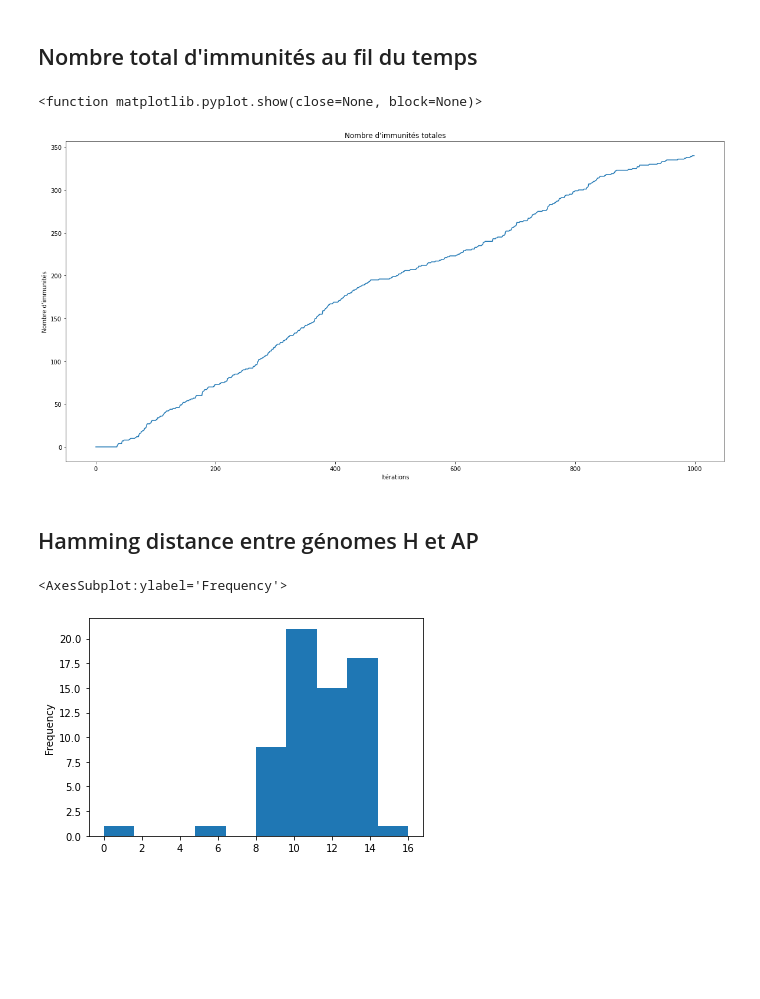
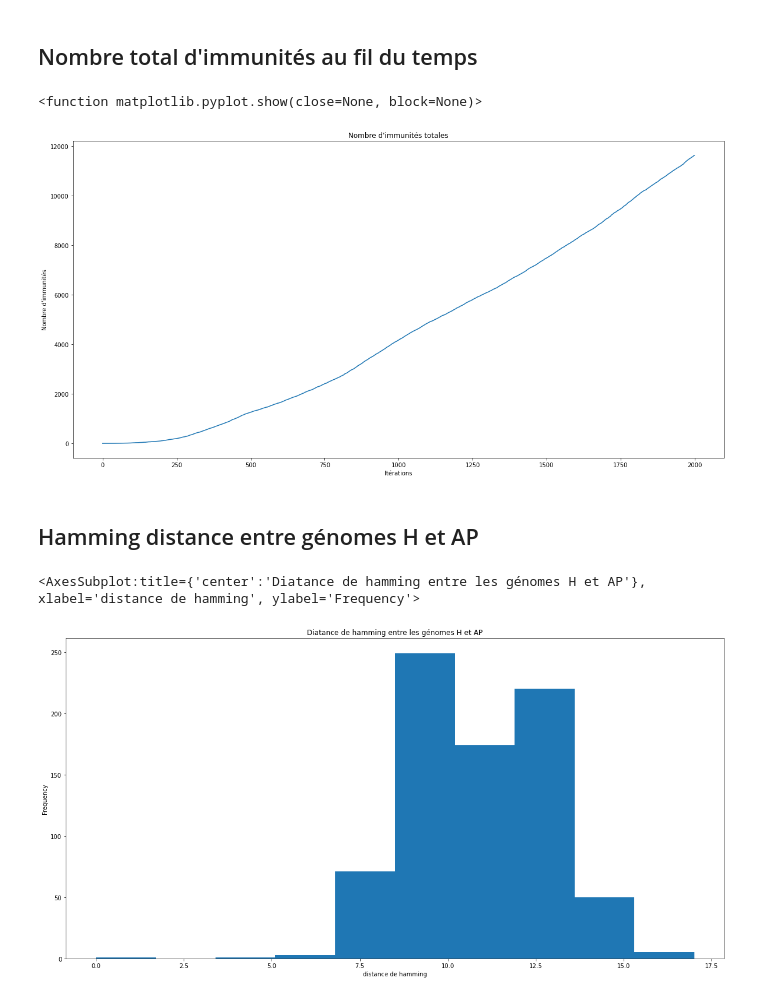
Before and after one commit to maximepasquier/Diversity, a Jupyter notebook: Python/mesures.ipynb, the cells around one changed output. Drawn from its saved outputs; the diff is of its cells as text; code cells hidden in the pictures; blank space fills up the shorter version.

```diff
--- a/Python/mesures.ipynb
+++ b/Python/mesures.ipynb
@@ -5,0 +9,2 @@ import math
+# %%
+path = "/home/maxime/Documents/Automate_Cellulaire/Diversity/Simulations/Reference"
@@ -198,7 +234,7 @@ plt.show()
 # %% [markdown]
 ## Nombre total d'immunités au fil du temps
 # %%
-genome_AP = pd.read_csv("/home/maxime/Documents/Automate_Cellulaire/Diversity/Simulations/Systeme_1/data_csv/Humain_immune.csv")
+genome_AP = pd.read_csv(path + "/data_csv/Humain_immune.csv", dtype=str)
 genome_AP_data = pd.DataFrame(genome_AP)
 #count_AP = []
 #genome_AP_data.count(1)
@@ -217,15 +253,20 @@ plt.show
 #    print(i)
 # %% [output]
 <function matplotlib.pyplot.show(close=None, block=None)>
-[figure, old version]
+[figure, new version]
 # %% [markdown]
 ## Hamming distance entre génomes H et AP
 # %%
-distance_hamming = pd.read_csv("/home/maxime/Documents/Automate_Cellulaire/Diversity/Simulations/Systeme_1/data_csv/HammingDistance.csv")
+distance_hamming = pd.read_csv(path + "/data_csv/HammingDistance.csv")
 distance_hamming_data = pd.DataFrame(distance_hamming)
 
-iteration = 345
+fig, ax = plt.subplots(figsize=(20, 10))
+ax.set_title("Diatance de hamming entre les génomes H et AP")
+ax.set_xlabel('distance de hamming')
+ax.set_ylabel('Nombre de personnes')
+
+iteration = 500
 distance_hamming_data.loc[iteration].plot.hist()
 # %% [output]
-<AxesSubplot:ylabel='Frequency'>
+<AxesSubplot:title={'center':'Diatance de hamming entre les génomes H et AP'}, xlabel='distance de hamming', ylabel='Frequency'>
-[figure, old version]
+[figure, new version]
```
Also changed, not shown: parts of 11 cells of this notebook, 7 other files.
